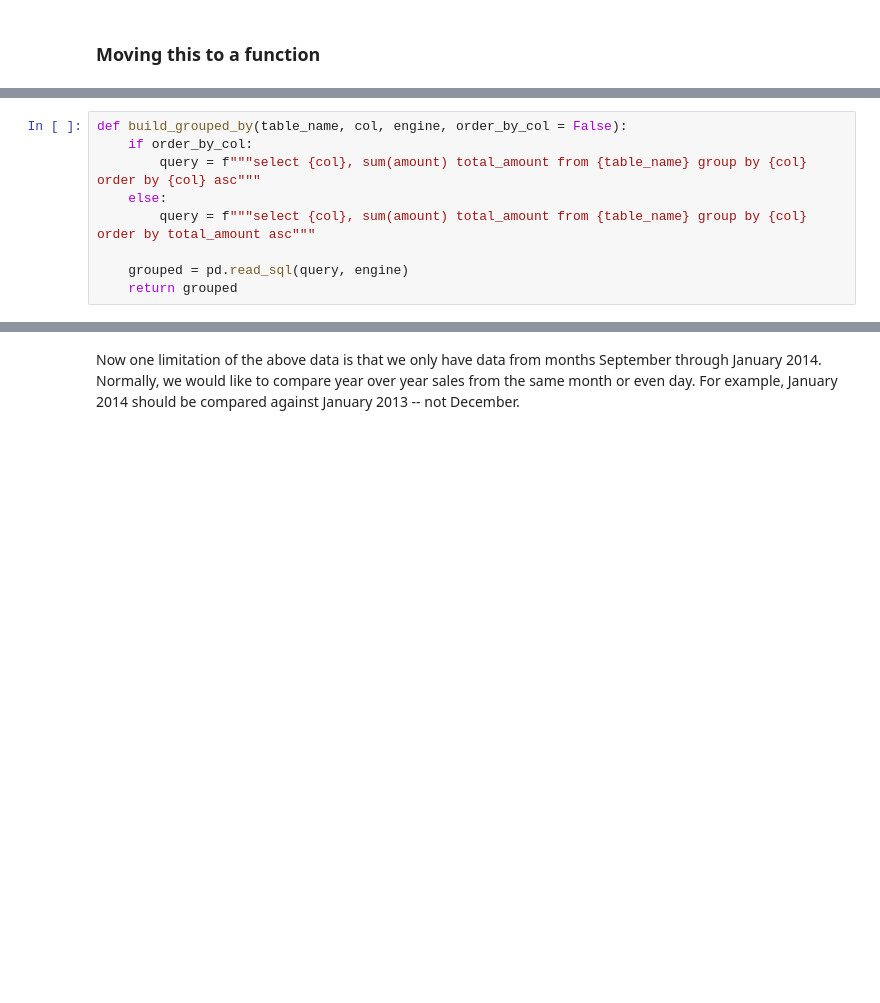
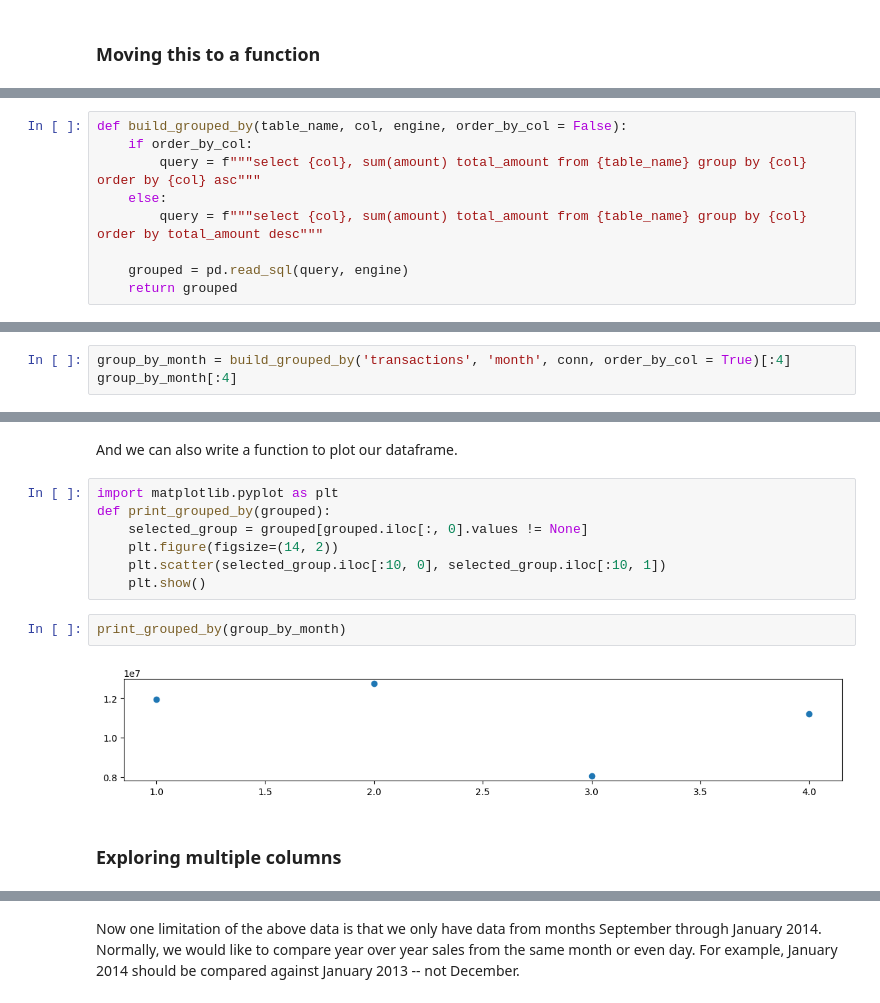
Before and after one commit to tech-interviews-jigsaw/engineering-assessments, a Jupyter notebook: data-analysis/1-approaches-for-problems/4-exploring-data.ipynb, the cells around one changed output, grey strips where cells are left out. Drawn from its saved outputs; the diff is of its cells as text; blank space fills up the shorter version.

```diff
--- a/data-analysis/1-approaches-for-problems/4-exploring-data.ipynb
+++ b/data-analysis/1-approaches-for-problems/4-exploring-data.ipynb
@@ -81,7 +81,7 @@ def build_grouped_by(table_name, col, engine, order_by_col = False):
     if order_by_col:
         query = f"""select {col}, sum(amount) total_amount from {table_name} group by {col} order by {col} asc"""
     else:
-        query = f"""select {col}, sum(amount) total_amount from {table_name} group by {col} order by total_amount asc"""
+        query = f"""select {col}, sum(amount) total_amount from {table_name} group by {col} order by total_amount desc"""
 
     grouped = pd.read_sql(query, engine)
     return grouped
@@ -87,0 +94,3 @@ def build_grouped_by(table_name, col, engine, order_by_col = False):
+# %%
+group_by_month = build_grouped_by('transactions', 'month', conn, order_by_col = True)[:4]
+group_by_month[:4]
@@ -87,0 +112,15 @@ def build_grouped_by(table_name, col, engine, order_by_col = False):
+# %% [markdown]
+And we can also write a function to plot our dataframe.
+# %%
+import matplotlib.pyplot as plt
+def print_grouped_by(grouped):
+    selected_group = grouped[grouped.iloc[:, 0].values != None]
+    plt.figure(figsize=(14, 2))
+    plt.scatter(selected_group.iloc[:10, 0], selected_group.iloc[:10, 1])
+    plt.show()
+# %%
+print_grouped_by(group_by_month)
+# %% [output]
+[figure, added]
+# %% [markdown]
+### Exploring multiple columns
```
Also changed, not shown: parts of 7 cells of this notebook.
